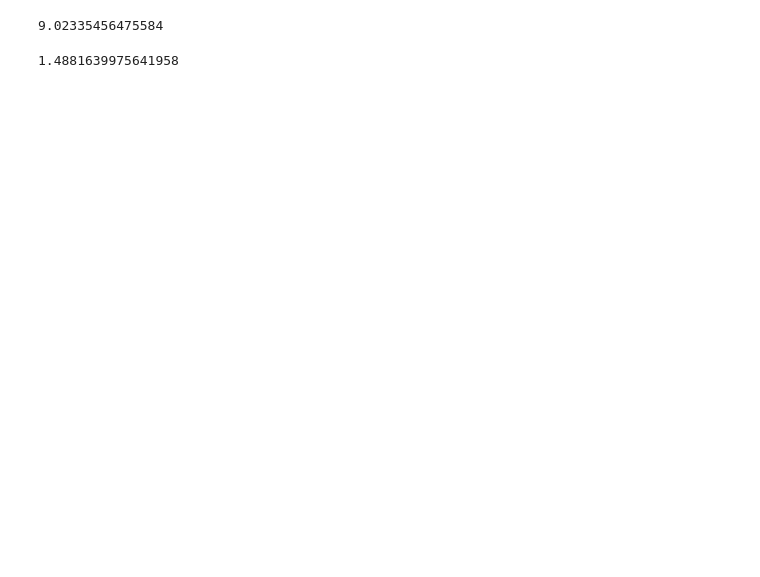
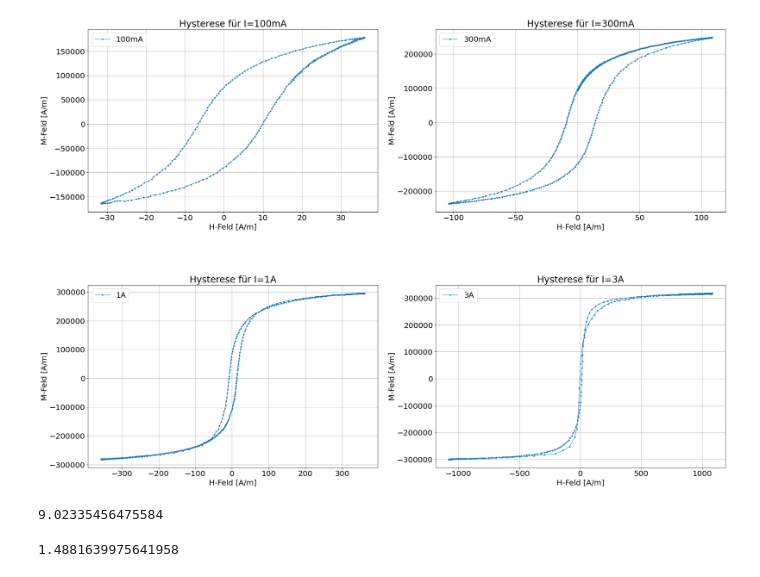
Before and after one commit to PI0nk/Praktikum-test, a Jupyter notebook: B 2.4/Measurements/Teil 1/Teil 1 - script.ipynb, the cells around one changed output. Cells and saved outputs as stored; diff of their text form; code cells hidden in the pictures; blank space fills up the shorter version.

```diff
--- a/B 2.4/Measurements/Teil 1/Teil 1 - script.ipynb
+++ b/B 2.4/Measurements/Teil 1/Teil 1 - script.ipynb
@@ -4,3 +4,7 @@ import numpy as np
 import scipy as scp
 import sys
 import os
+font = {'family' : 'normal',
+        'size'   : 20}
+
+plt.rc('font', **font)
@@ -112,3 +22,86 @@ def H(Im,Um,U):
     u = 2*r*3.14
     L = u/2
     return np/L * Im/Um * U
+# %%
+plt.figure(figsize=(30,20))
+a = [
+    plt.subplot(2,2,1),
+    plt.subplot(2,2,3),
+    plt.subplot(2,2,2),
+    plt.subplot(2,2,4)
+]
+plt.tight_layout()
+plt.subplots_adjust(left=0.125, bottom=0.1, right=0.9, top=0.9, wspace=0.2, hspace=0.4)
+
+for i,name in enumerate(os.listdir("Daten")):
+    if "m" in name:
+        Im = 1e-3*float(name.split(" ")[-1][:-2])
+    else:
+        Im =float(name.split(" ")[-1][:-1])
+    ax = a[i]
+    #plt.figure(figsize=(30,10))
+    file = open("Daten/"+name)
+    lines = file.readlines()
+    xv,yv = [],[]
+    #plt.xlim(-0.25,0.25)
+    for line in lines:
+        vals = line[:-1].split("\t")
+        xv.append(float(vals[0]))
+        yv.append(M(float(vals[1])))
+    xv = np.array(xv)
+    Um = max(xv)
+    xv = H(Im,Um,xv)
+    xv = list(xv)
+
+    name = name[7:]
+
+    a[i].plot(xv,yv,label=name,marker=".",linewidth=1)
+    a[i].set_xlabel("H-Feld [A/m]")
+    a[i].set_ylabel("M-Feld [A/m]")
+    file.close()
+
+
+    x_ys0 = [x for i,x in enumerate(xv) if yv[i] < 0]
+    x_yg0 = [x for i,x in enumerate(xv) if yv[i] > 0]
+
+    y_xs0 = [y for i,y in enumerate(yv) if xv[i] < 0]
+    y_xg0 = [y for i,y in enumerate(yv) if xv[i] > 0]
+
+    print("=======",name,"=====")
+    #print("Koerzitivmagnetisierung:",y_xs0)
+    try:
+
+        print("Koerzitivmagnetisierung:",round(1/2*(abs(xv[yv.index(min(abs(np.array(y_xs0))))])+abs(xv[yv.index(min(abs(np.array(y_xg0))))])),2))
+    except:
+        try:
+
+            print("Koerzitivmagnetisierung:",round(1/2*(abs(xv[yv.index(-min(abs(np.array(y_xs0))))])+abs(xv[yv.index(min(abs(np.array(y_xg0))))])),2))
+        except:
+            try:
+                print("Koerzitivmagnetisierung:",round(1/2*(abs(xv[yv.index(min(abs(np.array(y_xs0))))])+abs(xv[yv.index(-min(abs(np.array(y_xg0))))])),2))
+            except:
+                print("Koerzitivmagnetisierung:",round(1/2*(abs(xv[yv.index(-min(abs(np.array(y_xs0))))])+abs(xv[yv.index(-min(abs(np.array(y_xg0))))])),2))
+
+    try:
+        print("Remanenzmagnetisierung:",round(1/2*(abs(yv[xv.index(min(abs(np.array(x_ys0))))])+abs(yv[xv.index(min(abs(np.array(x_yg0))))]))/10000,2),"e4")
+    except:
+        try:
+            print("Remanenzmagnetisierung:",round(1/2*(abs(yv[xv.index(-min(abs(np.array(x_ys0))))])+abs(yv[xv.index(min(abs(np.array(x_yg0))))]))/10000,2),"e4")
+        except:
+            try:
+                print("Remanenzmagnetisierung:",round(1/2*(abs(yv[xv.index(min(abs(np.array(x_ys0))))])+abs(yv[xv.index(-min(abs(np.array(x_yg0))))]))/10000,2),"e4")
+            except:
+                print("Remanenzmagnetisierung:",round(1/2*(abs(yv[xv.index(-min(abs(np.array(x_ys0))))])+abs(yv[xv.index(-min(abs(np.array(x_yg0))))]))/10000,2),"e4")
+    print("Maximale Magnetisierung",round(1/2*(abs(min(yv))+max(yv))/10000,2),"e4")
+
+    x_abs = abs(np.array(xv))
+    y_abs = abs(np.array(yv))
+    #plt.plot([0,0],[min(yv),max(yv)],color="green")
+    #plt.plot([min(xv),max(xv)],[0,0],color="green")
+    ax.set_title("Hysterese für I="+ name)
+    ax.grid(True)
+    ax.legend()
+    #print(xv[list(y_abs).index(min(y_abs))],yv[list(y_abs).index(min(y_abs))])
+    #plt.scatter(xv[list(y_abs).index(min(y_abs))],yv[list(y_abs).index(min(y_abs))],color="red",linewidth=50)
+plt.savefig("..\..\Images\Teil1.png")
+# %% [output]
@@ -115,3 +124,4 @@ def H(Im,Um,U):
+[figure, added]
 # %%
 H(100e-3,10,2.5)
 # %% [output]
```
Also changed, not shown: parts of 3 cells of this notebook, 24 other files.
